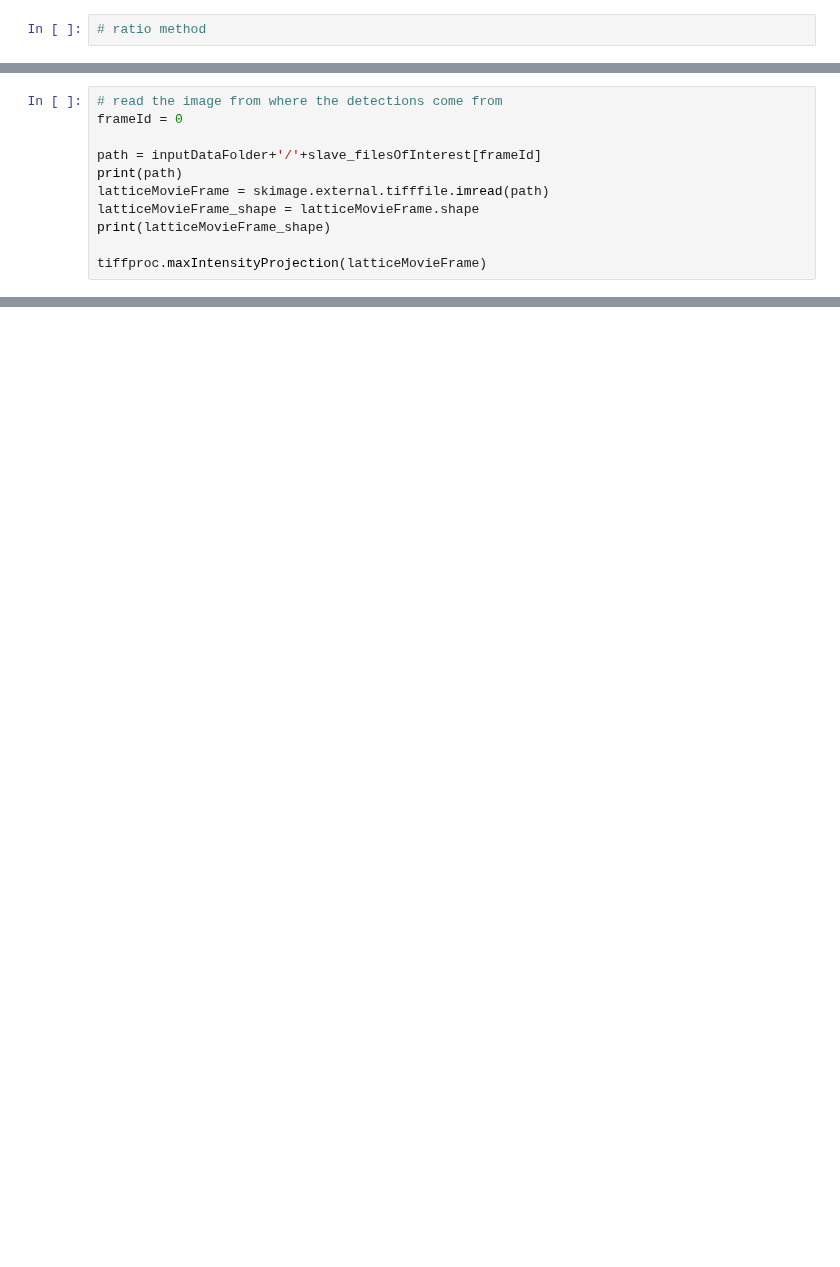
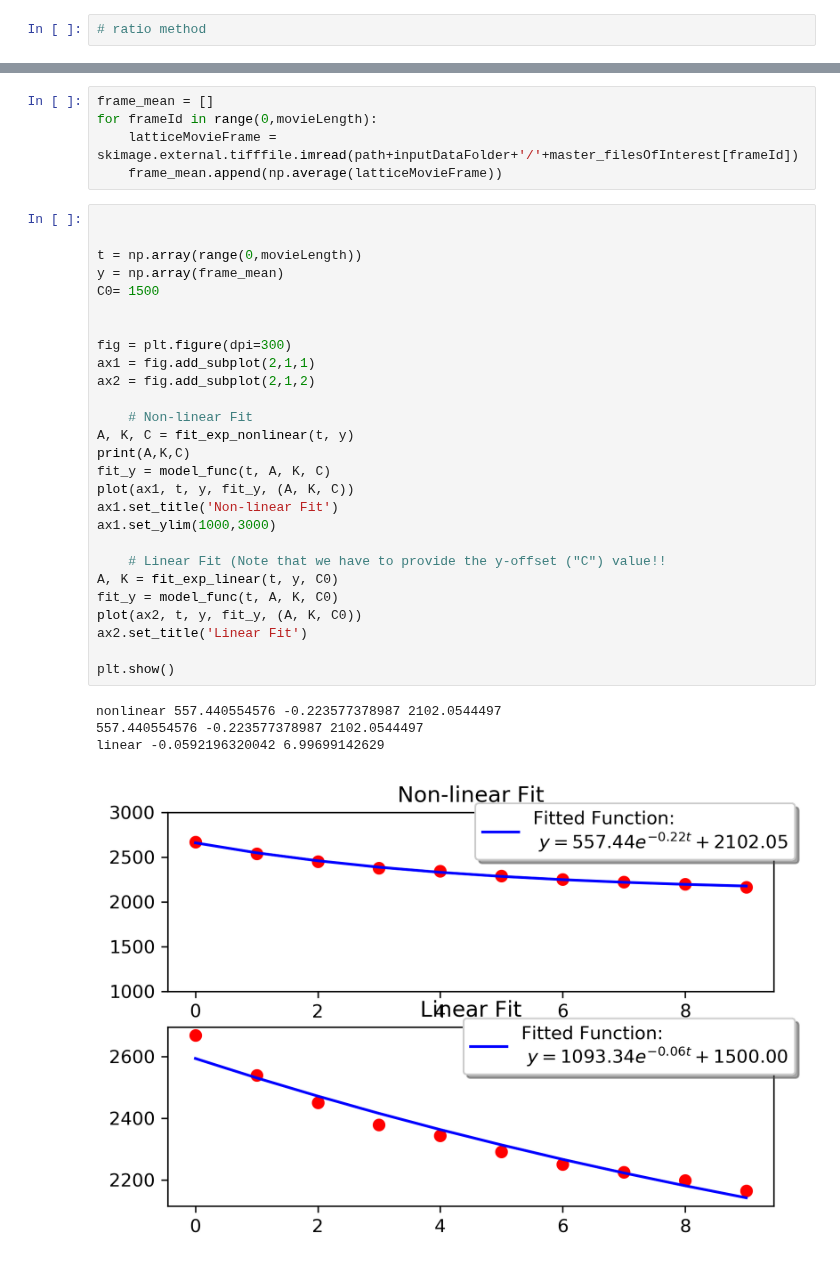
Before and after one commit to pylattice/pyLattice, a Jupyter notebook: src/jupyter/latticeMovie_correctBleaching.ipynb, the cells around one changed output, grey strips where cells are left out. Drawn from its saved outputs; the diff is of its cells as text; blank space fills up the shorter version.

```diff
--- a/src/jupyter/latticeMovie_correctBleaching.ipynb
+++ b/src/jupyter/latticeMovie_correctBleaching.ipynb
@@ -534,11 +263,0 @@ for frameId in range(0,movieLength):
-# %%
-# read the image from where the detections come from
-frameId = 0
-
-path = inputDataFolder+'/'+slave_filesOfInterest[frameId]
-print(path)
-latticeMovieFrame = skimage.external.tifffile.imread(path)
-latticeMovieFrame_shape = latticeMovieFrame.shape
-print(latticeMovieFrame_shape)
-
-tiffproc.maxIntensityProjection(latticeMovieFrame)
@@ -693,0 +264,37 @@ for frameId in range(0,movieLength):
+# %%
+frame_mean = []
+for frameId in range(0,movieLength):
+    latticeMovieFrame = skimage.external.tifffile.imread(path+inputDataFolder+'/'+master_filesOfInterest[frameId])
+    frame_mean.append(np.average(latticeMovieFrame))
+# %%
+
+
+t = np.array(range(0,movieLength))
+y = np.array(frame_mean)
+C0= 1500
+
+
+fig = plt.figure(dpi=300)
+ax1 = fig.add_subplot(2,1,1)
+ax2 = fig.add_subplot(2,1,2)
+
+    # Non-linear Fit
+A, K, C = fit_exp_nonlinear(t, y)
+print(A,K,C)
+fit_y = model_func(t, A, K, C)
+plot(ax1, t, y, fit_y, (A, K, C))
+ax1.set_title('Non-linear Fit')
+ax1.set_ylim(1000,3000)
+
+    # Linear Fit (Note that we have to provide the y-offset ("C") value!!
+A, K = fit_exp_linear(t, y, C0)
+fit_y = model_func(t, A, K, C0)
+plot(ax2, t, y, fit_y, (A, K, C0))
+ax2.set_title('Linear Fit')
+
+plt.show()
+# %% [output]
+nonlinear 557.440554576 -0.223577378987 2102.0544497
+557.440554576 -0.223577378987 2102.0544497
+linear -0.0592196320042 6.99699142629
+[figure, added]
```
Also changed, not shown: parts of 33 cells of this notebook.
